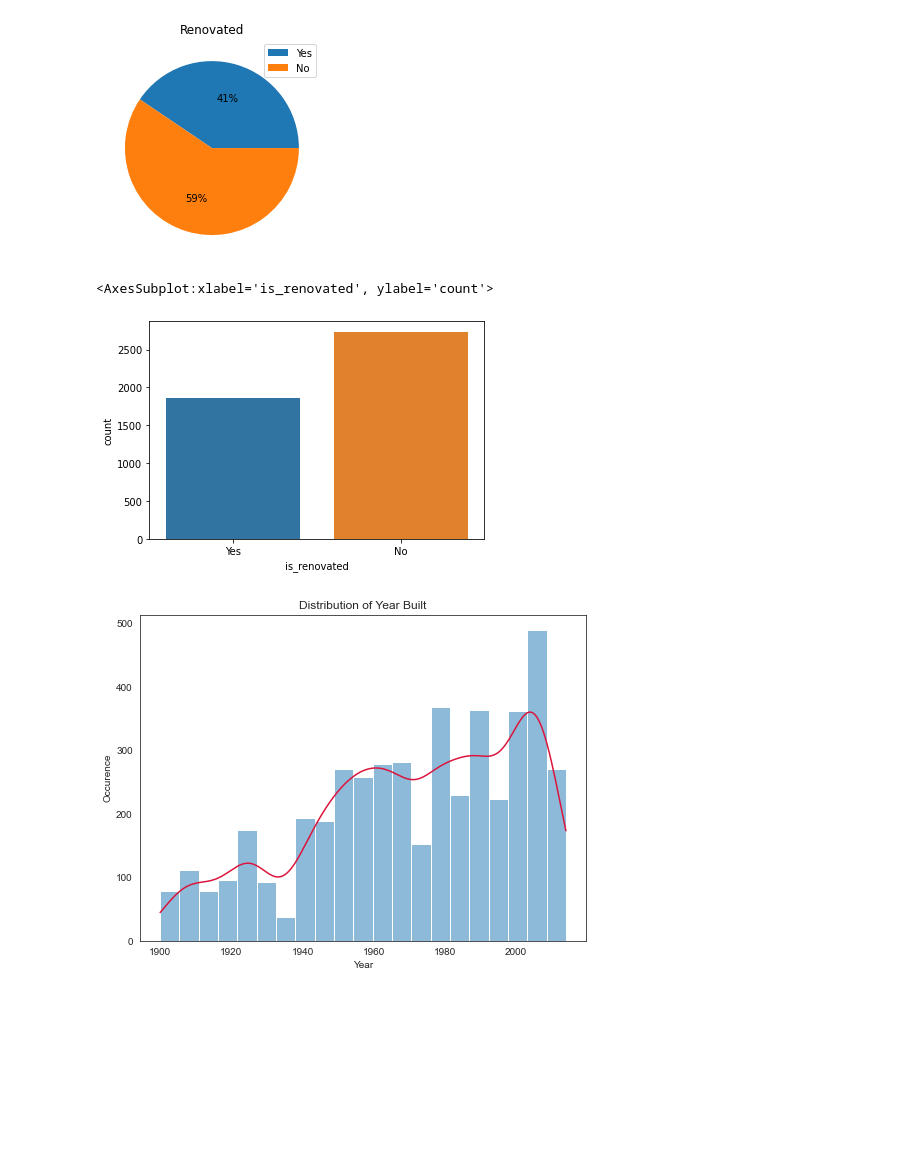
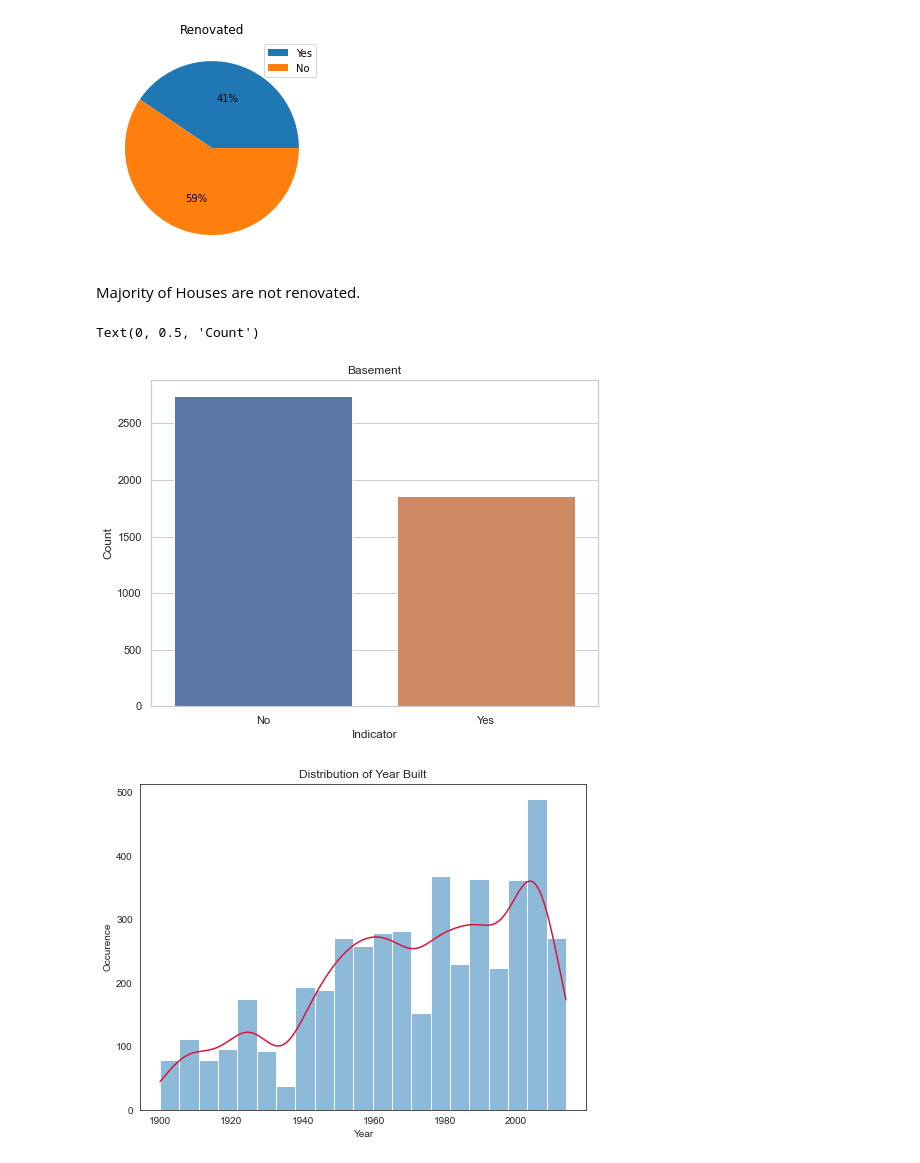
Before and after one commit to arjneal/DataScience, a Jupyter notebook: data_analytics/code_files/housing_data.ipynb, the cells around one changed output. Drawn from its saved outputs; the diff is of its cells as text; code cells hidden in the pictures; blank space fills up the shorter version.

```diff
--- a/data_analytics/code_files/housing_data.ipynb
+++ b/data_analytics/code_files/housing_data.ipynb
@@ -69,11 +69,16 @@ plt.title('Renovated')
 plt.show()
 # %% [output]
 [figure]
+# %% [markdown]
+Majority of Houses are not renovated.
 # %%
-sns.countplot(data=df, x='is_renovated')
+sns.countplot(data=df, x='has_basement')
+plt.title("Basement")
+plt.xlabel('Indicator')
+plt.ylabel("Count")
 # %% [output]
-<AxesSubplot:xlabel='is_renovated', ylabel='count'>
+Text(0, 0.5, 'Count')
-[figure, old version]
+[figure, new version]
 # %%
 matplotlib.rcParams['figure.figsize'] = [8, 6]
 sns.set_style(style='white')
```
